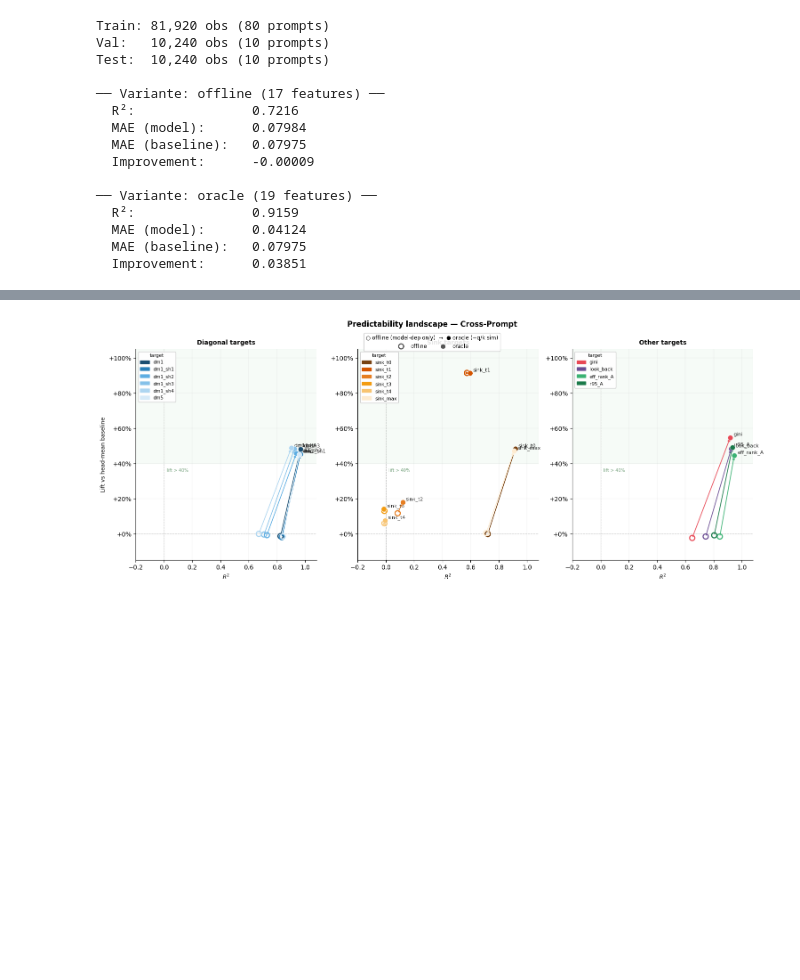
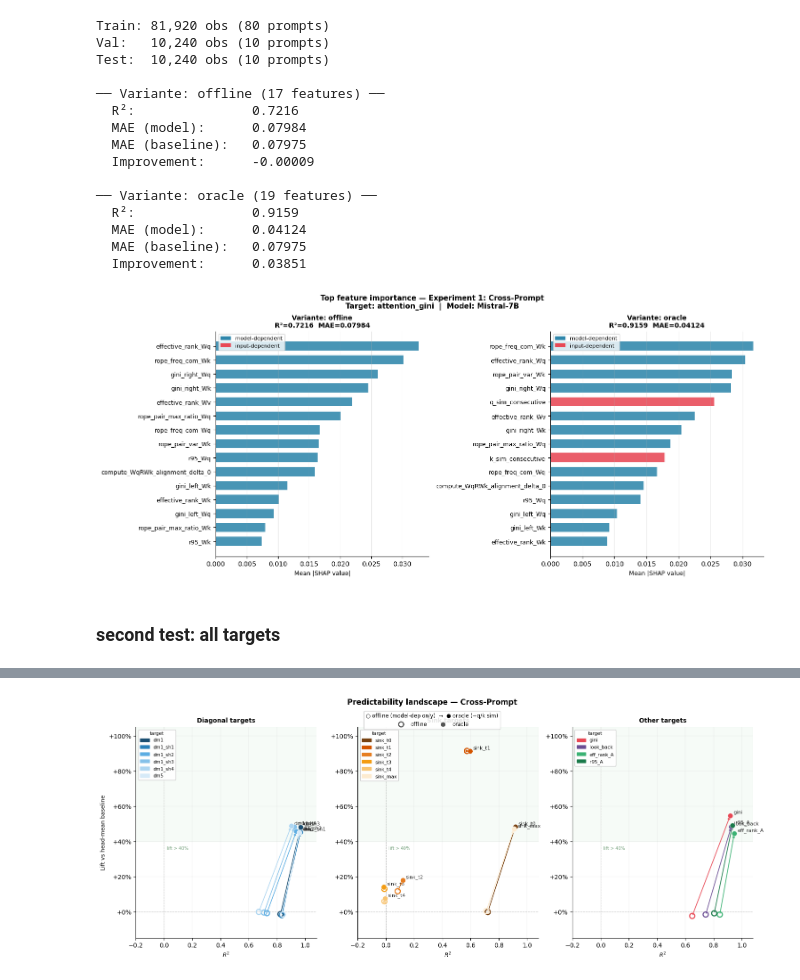
Before and after one commit to raffaeledagostino/sparse-attention-patterns, a Jupyter notebook: model_testing.ipynb, the cells around one changed output, grey strips where cells are left out. Drawn from its saved outputs; the diff is of its cells as text; code cells hidden in the pictures; blank space fills up the shorter version.

```diff
--- a/model_testing.ipynb
+++ b/model_testing.ipynb
@@ -199,69 +71,13 @@ Test:  10,240 obs (10 prompts)
   MAE (baseline):   0.07975
   Improvement:      0.03851
 # %%
-import shap
-import matplotlib.pyplot as plt
-import matplotlib.gridspec as gridspec
-import numpy as np
-
-def plot_top_features(results_cp, top_n=15):
-    fig, axes = plt.subplots(1, 2, figsize=(14, 6), constrained_layout=True)
-
-    for ax, (variant_name, res) in zip(axes, results_cp.items()):
-        model    = res["model"]
-        features = res["features"]
-        df_pred  = res["predictions"]
-
-        # SHAP values sul test set
-        explainer   = shap.TreeExplainer(model)
-        X_test      = df_pred[features].values
-        shap_vals   = explainer.shap_values(X_test)        # (n_obs, n_features)
-
-        # Mean absolute SHAP per feature
-        mean_abs_shap = np.abs(shap_vals).mean(axis=0)
-        order         = np.argsort(mean_abs_shap)[::-1][:top_n]
-
-        feat_names_ord  = [features[i] for i in order]
-        shap_vals_ord   = mean_abs_shap[order]
-
-        # Colore per categoria
-        colors = [
-            "#2E86AB" if f in MODEL_DEP_FEATURES else "#E84855"
-            for f in feat_names_ord
-        ]
-
-        bars = ax.barh(
-            range(len(feat_names_ord))[::-1],
-            shap_vals_ord,
-            color=colors, alpha=0.88, edgecolor="none", height=0.65,
-        )
-        ax.set_yticks(range(len(feat_names_ord))[::-1])
-        ax.set_yticklabels(feat_names_ord, fontsize=9)
-        ax.set_xlabel("Mean |SHAP value|", fontsize=9)
-        ax.set_title(
-            f"Variante: {variant_name}\n"
-            f"R²={res['metrics']['R2']:.4f}  MAE={res['metrics']['MAE']:.5f}",
-            fontsize=10, fontweight="bold"
-        )
-        ax.grid(axis="x", lw=0.4, alpha=0.5)
-        ax.spines[["top", "right"]].set_visible(False)
-
-        # Legenda colori
-        from matplotlib.patches import Patch
-        legend_elements = [
-            Patch(facecolor="#2E86AB", label="model-dependent"),
-            Patch(facecolor="#E84855", label="input-dependent"),
-        ]
-        ax.legend(handles=legend_elements, fontsize=8, loc="upper left")
-
-    fig.suptitle(
-        "Top feature importance — Experiment 1: Cross-Prompt\nTarget: attention_gini  |  Model: Mistral-7B",
-        fontsize=11, fontweight="bold"
-    )
-    plt.show()
-
+# function moved to modeling.py
 
 plot_top_features(results_cp, top_n=15)
+# %% [output]
+[figure, added]
+# %% [markdown]
+### second test: all targets
 # %%
 import lightgbm as lgb
 from sklearn.metrics import r2_score, mean_absolute_error
```
Also changed, not shown: parts of 12 cells of this notebook, 3 other files.
